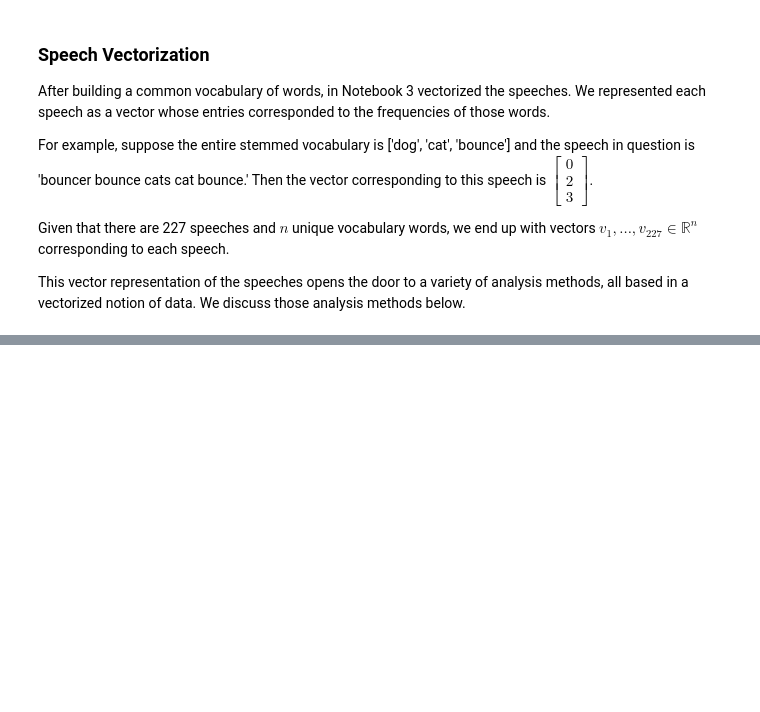
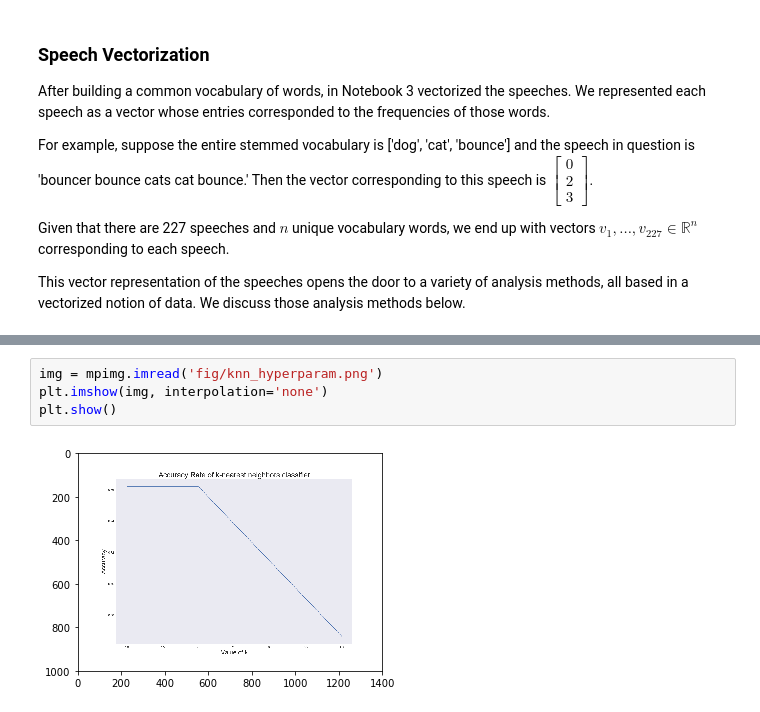
Before and after one commit to jacobakh/StateofUnionSpeechs, a Jupyter notebook: main.ipynb, the cells around one changed output, grey strips where cells are left out. Cells and saved outputs as stored; diff of their text form; blank space fills up the shorter version.

```diff
--- a/main.ipynb
+++ b/main.ipynb
@@ -80,0 +72,6 @@ Notebook 4 dealt with Mutlidimensional Scaling and all that associated with it.
+# %%
+img = mpimg.imread('fig/knn_hyperparam.png')
+plt.imshow(img, interpolation='none')
+plt.show()
+# %% [output]
+[figure, added]
```
Also changed, not shown: parts of 19 cells of this notebook, 4 other files.
